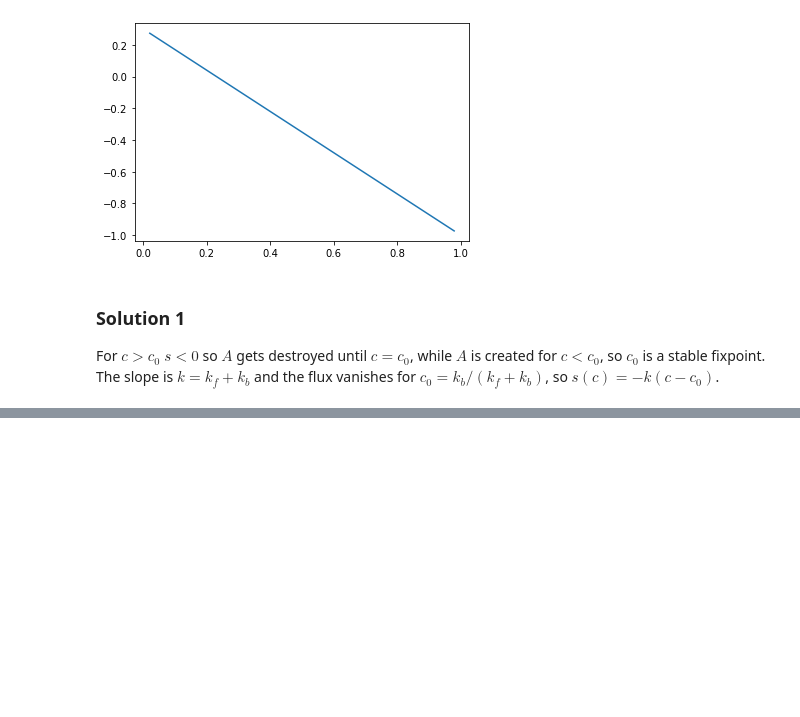
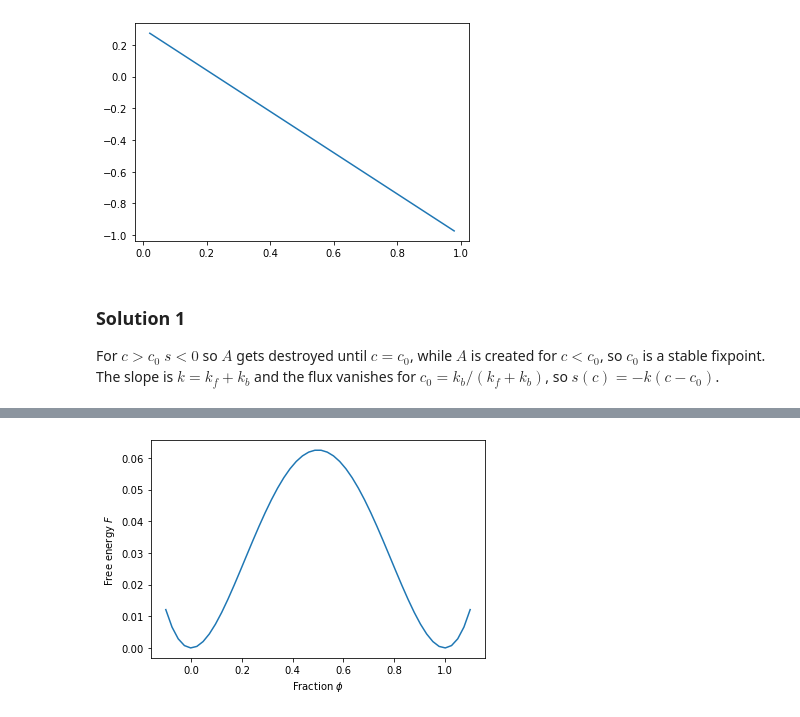
Before and after one commit to zwicker-group/tutorial-pattern-formation-in-cells, a Jupyter notebook: 05_non-ideal-reaction-diffusion.ipynb, the cells around one changed output, grey strips where cells are left out. Drawn from its saved outputs; the diff is of its cells as text; code cells hidden in the pictures; blank space fills up the shorter version.

```diff
--- a/05_non-ideal-reaction-diffusion.ipynb
+++ b/05_non-ideal-reaction-diffusion.ipynb
@@ -54,0 +55,7 @@ eq.expressions
+# %%
+c = np.linspace(-0.1, 1.1)
+plt.plot(c, c**2 * (1 - c)**2)
+plt.xlabel('Fraction $\phi$')
+plt.ylabel(r'Free energy $F$');
+# %% [output]
+[figure, added]
```
Also changed, not shown: parts of 11 cells of this notebook.
